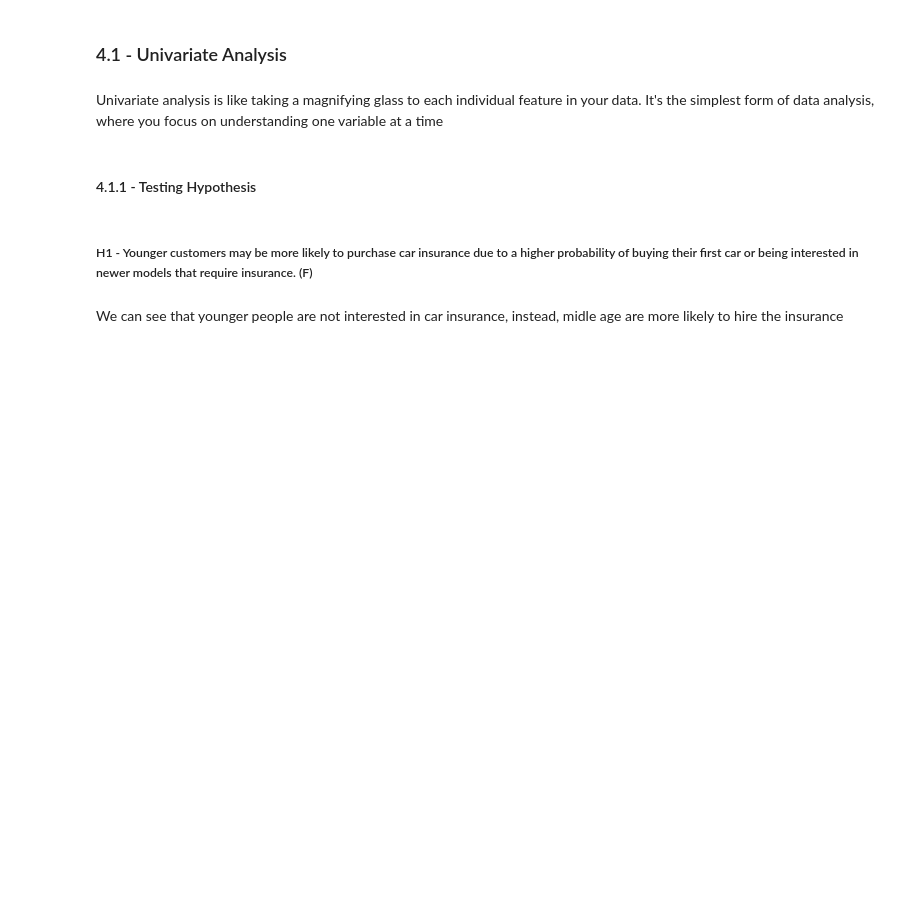
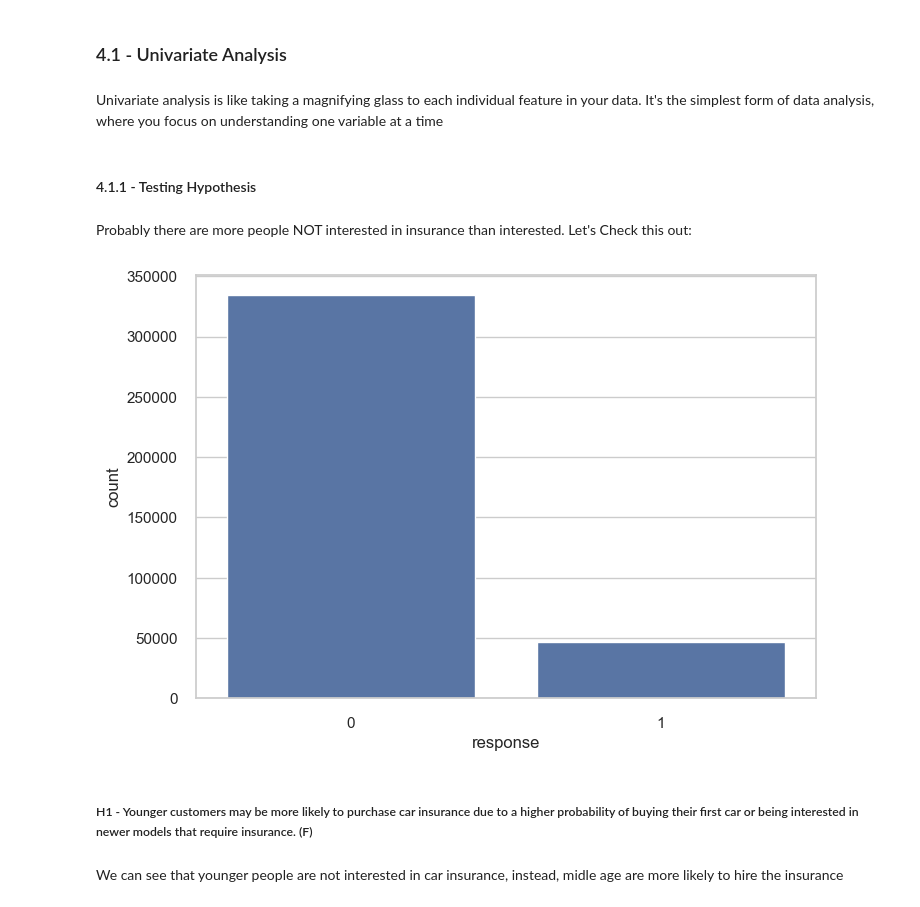
Before and after one commit to kubohenrique/health_insurance, a Jupyter notebook: Notebooks/ciclo01.ipynb, the cells around one changed output. Drawn from its saved outputs; the diff is of its cells as text; code cells hidden in the pictures; blank space fills up the shorter version.

```diff
--- a/Notebooks/ciclo01.ipynb
+++ b/Notebooks/ciclo01.ipynb
@@ -291,6 +292,14 @@ df4 = df2.copy()
 Univariate analysis is like taking a magnifying glass to each individual feature in your data. It's the simplest form of data analysis, where you focus on understanding one variable at a time
 # %% [markdown]
 #### 4.1.1 - Testing Hypothesis
+# %% [markdown]
+Probably there are more people NOT interested in insurance than interested. Let's Check this out:
+# %%
+aux = df4['response']
+sns.countplot(x=aux)
+plt.show()
+# %% [output]
+[figure, added]
 # %% [markdown]
 ##### H1 - Younger customers may be more likely to purchase car insurance due to a higher probability of buying their first car or being interested in newer models that require insurance. (F)
 # %% [markdown]
```
Also changed, not shown: parts of 17 cells of this notebook, 2 other files.
